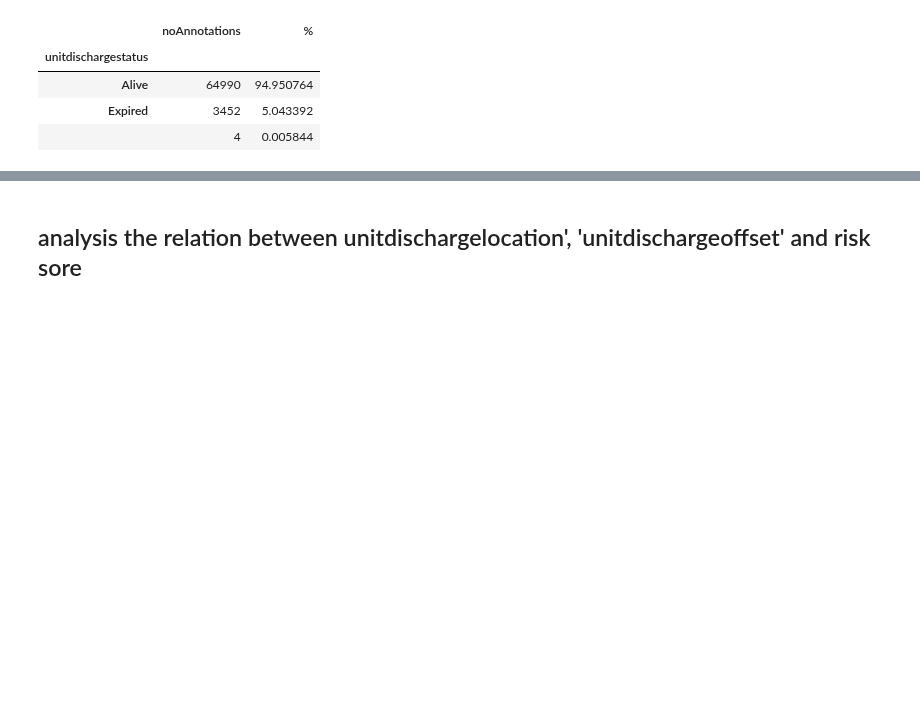
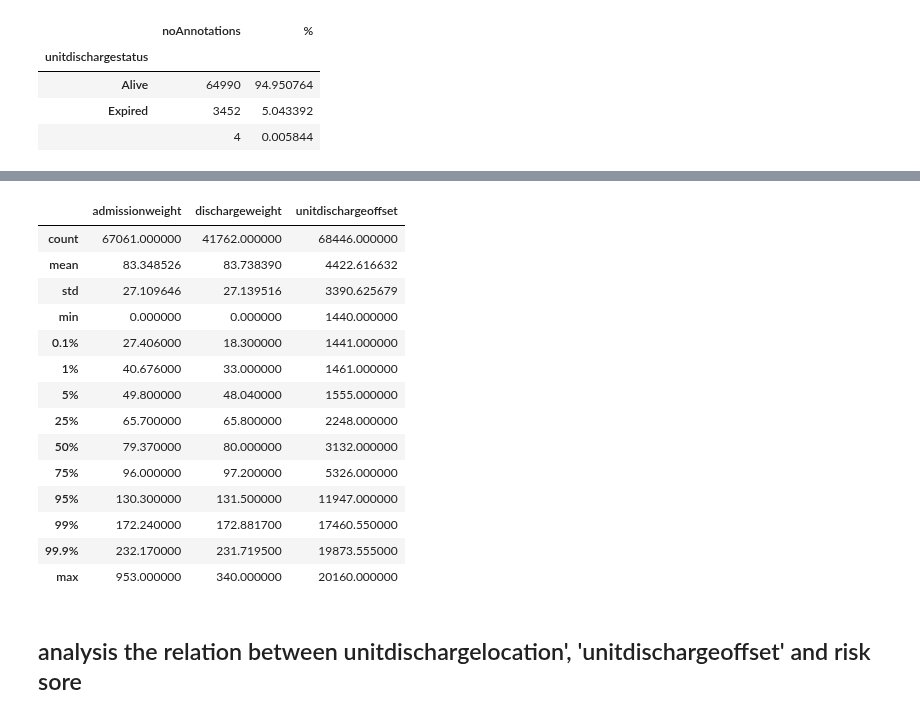
Before and after one commit to joy628/master-project, a Jupyter notebook: data-prepossing-2/patient.ipynb, the cells around one changed output, grey strips where cells are left out. Drawn from its saved outputs; the diff is of its cells as text; code cells hidden in the pictures; blank space fills up the shorter version.

```diff
--- a/data-prepossing-2/patient.ipynb
+++ b/data-prepossing-2/patient.ipynb
@@ -296,3 +421,24 @@ freq_s
+# %%
+# df_p.set_index(['patientunitstayid', 'hospitaladmitoffset'], inplace = True)
+# df_p.sort_index(level = ['patientunitstayid', 'hospitaladmitoffset'], inplace = True)
+
+df_p.describe(percentiles=[0.001, 0.01, 0.05, 0.25, 0.5, 0.75, 0.95, 0.99, 0.999])
+# %% [output]
+|  | admissionweight | dischargeweight | unitdischargeoffset |
+| count | 67061.000000 | 41762.000000 | 68446.000000 |
+| mean | 83.348526 | 83.738390 | 4422.616632 |
+| std | 27.109646 | 27.139516 | 3390.625679 |
+| min | 0.000000 | 0.000000 | 1440.000000 |
+| 0.1% | 27.406000 | 18.300000 | 1441.000000 |
+| 1% | 40.676000 | 33.000000 | 1461.000000 |
+| 5% | 49.800000 | 48.040000 | 1555.000000 |
+| 25% | 65.700000 | 65.800000 | 2248.000000 |
+| 50% | 79.370000 | 80.000000 | 3132.000000 |
+| 75% | 96.000000 | 97.200000 | 5326.000000 |
+| 95% | 130.300000 | 131.500000 | 11947.000000 |
+| 99% | 172.240000 | 172.881700 | 17460.550000 |
+| 99.9% | 232.170000 | 231.719500 | 19873.555000 |
+| max | 953.000000 | 340.000000 | 20160.000000 |
 # %% [markdown]
 ## analysis the relation between unitdischargelocation', 'unitdischargeoffset' and risk sore
 # %%
```
Also changed, not shown: parts of 15 cells of this notebook, 6 other files.
